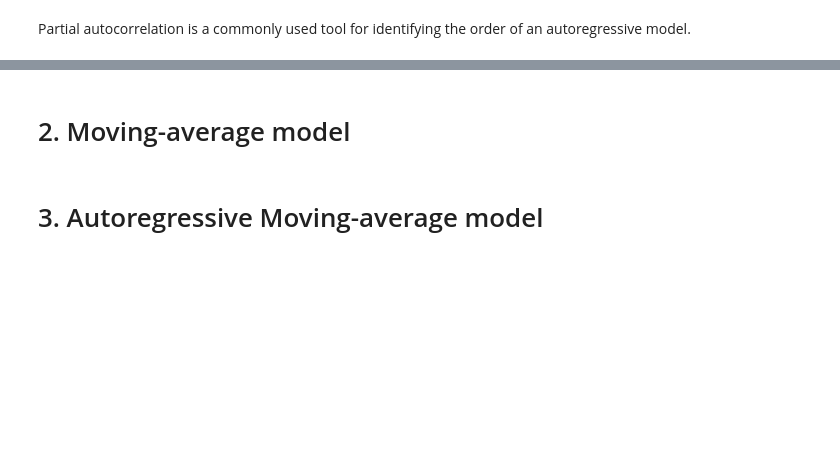
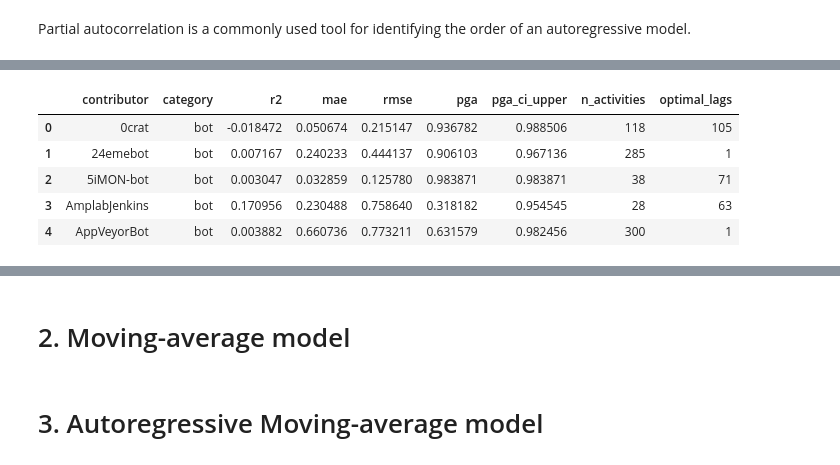
Before and after one commit to uhourri/GH-Bots-API, a Jupyter notebook: code/Models comparing using time sequences.ipynb, the cells around one changed output, grey strips where cells are left out. Drawn from its saved outputs; the diff is of its cells as text; code cells hidden in the pictures; blank space fills up the shorter version.

```diff
--- a/code/Models comparing using time sequences.ipynb
+++ b/code/Models comparing using time sequences.ipynb
@@ -186 +208,10 @@ ar_results.sort_values(by='pga', ascending=False).head(40)
+# %%
+ar_results.head()
+# %% [output]
+|  | contributor | category | r2 | mae | rmse | pga | pga_ci_upper | n_activities | optimal_lags |
+| 0 | 0crat | bot | -0.018472 | 0.050674 | 0.215147 | 0.936782 | 0.988506 | 118 | 105 |
+| 1 | 24emebot | bot | 0.007167 | 0.240233 | 0.444137 | 0.906103 | 0.967136 | 285 | 1 |
+| 2 | 5iMON-bot | bot | 0.003047 | 0.032859 | 0.125780 | 0.983871 | 0.983871 | 38 | 71 |
+| 3 | AmplabJenkins | bot | 0.170956 | 0.230488 | 0.758640 | 0.318182 | 0.954545 | 28 | 63 |
+| 4 | AppVeyorBot | bot | 0.003882 | 0.660736 | 0.773211 | 0.631579 | 0.982456 | 300 | 1 |
 # %%
```
Also changed, not shown: parts of 51 cells of this notebook, 4 other files.
